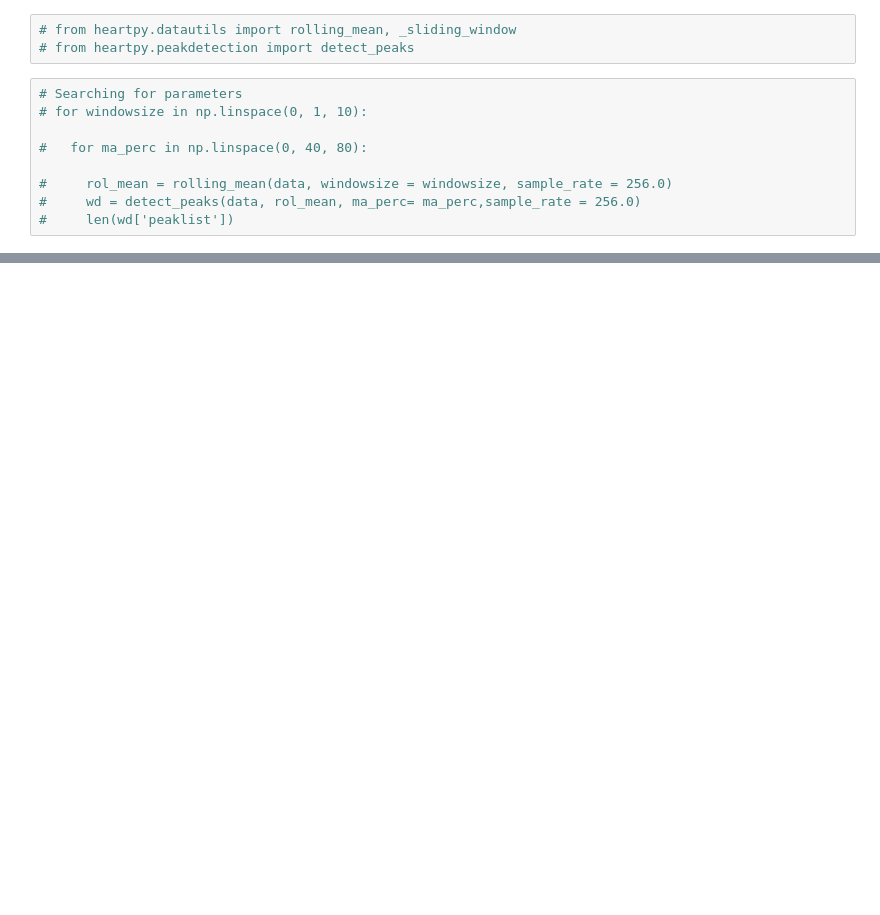
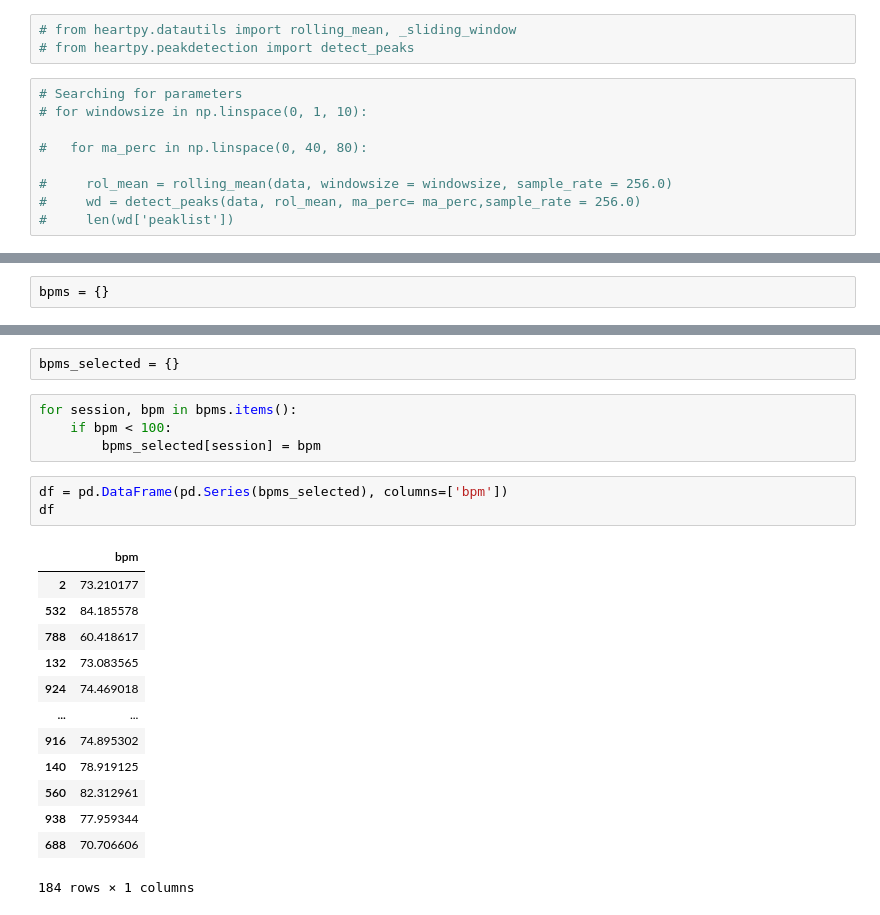
Before and after one commit to pouya-parsa/heart_rate_estimation, a Jupyter notebook: ECG_to_BPM.ipynb, the cells around one changed output, grey strips where cells are left out. Saved outputs shown, nothing was run; the diff lists cells and outputs as text; blank space fills up the shorter version.

```diff
--- a/ECG_to_BPM.ipynb
+++ b/ECG_to_BPM.ipynb
@@ -73,0 +89,2 @@ breathingrate: 0.300000
+# %%
+bpms = {}
@@ -73,0 +126,23 @@ breathingrate: 0.300000
+# %%
+bpms_selected = {}
+# %%
+for session, bpm in bpms.items():
+    if bpm < 100:
+        bpms_selected[session] = bpm
+# %%
+df = pd.DataFrame(pd.Series(bpms_selected), columns=['bpm'])
+df
+# %% [output]
+|  | bpm |
+| 2 | 73.210177 |
+| 532 | 84.185578 |
+| 788 | 60.418617 |
+| 132 | 73.083565 |
+| 924 | 74.469018 |
+| ... | ... |
+| 916 | 74.895302 |
+| 140 | 78.919125 |
+| 560 | 82.312961 |
+| 938 | 77.959344 |
+| 688 | 70.706606 |
+184 rows × 1 columns
```
Also changed, not shown: parts of 11 cells of this notebook, 1 other file.
